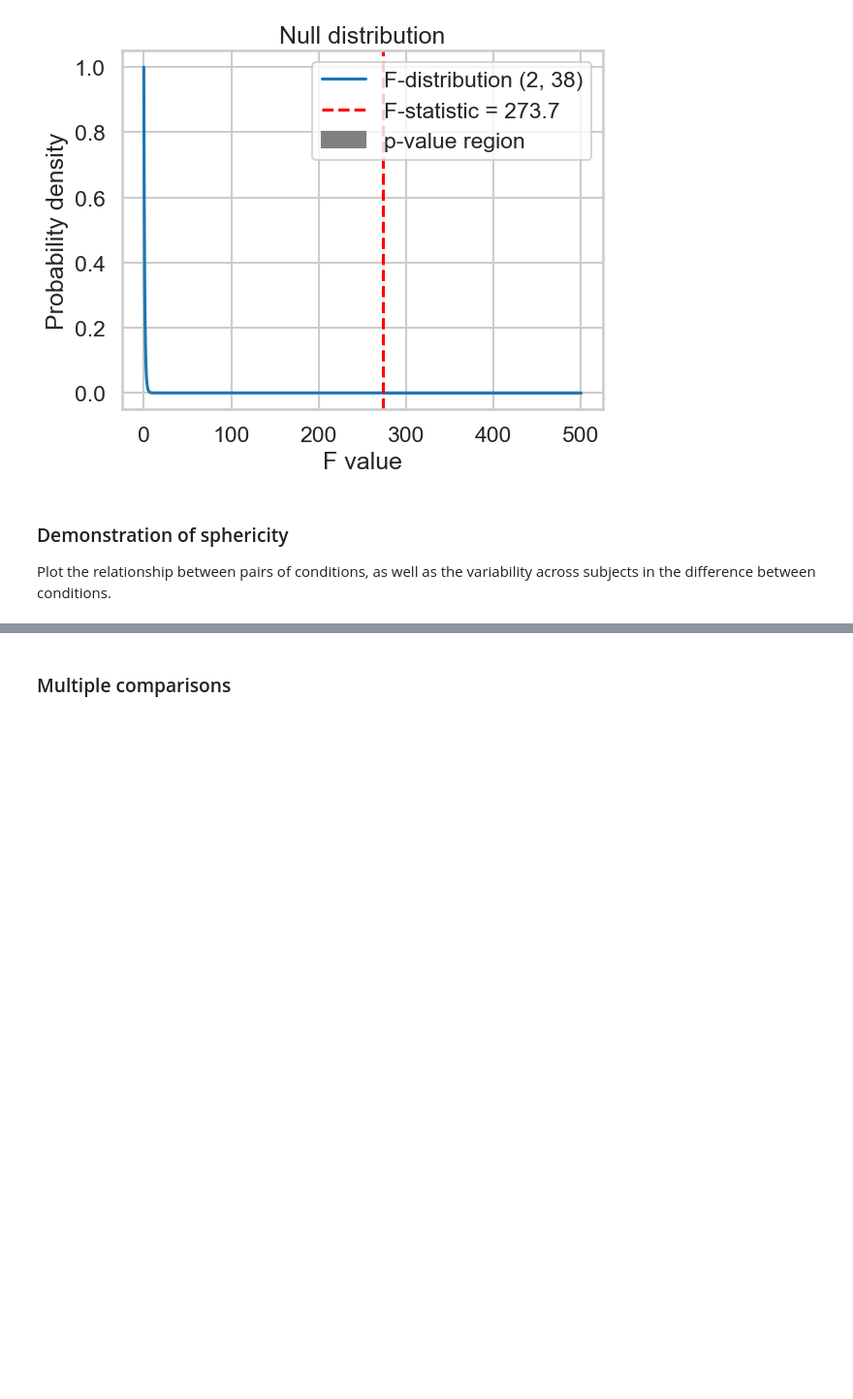
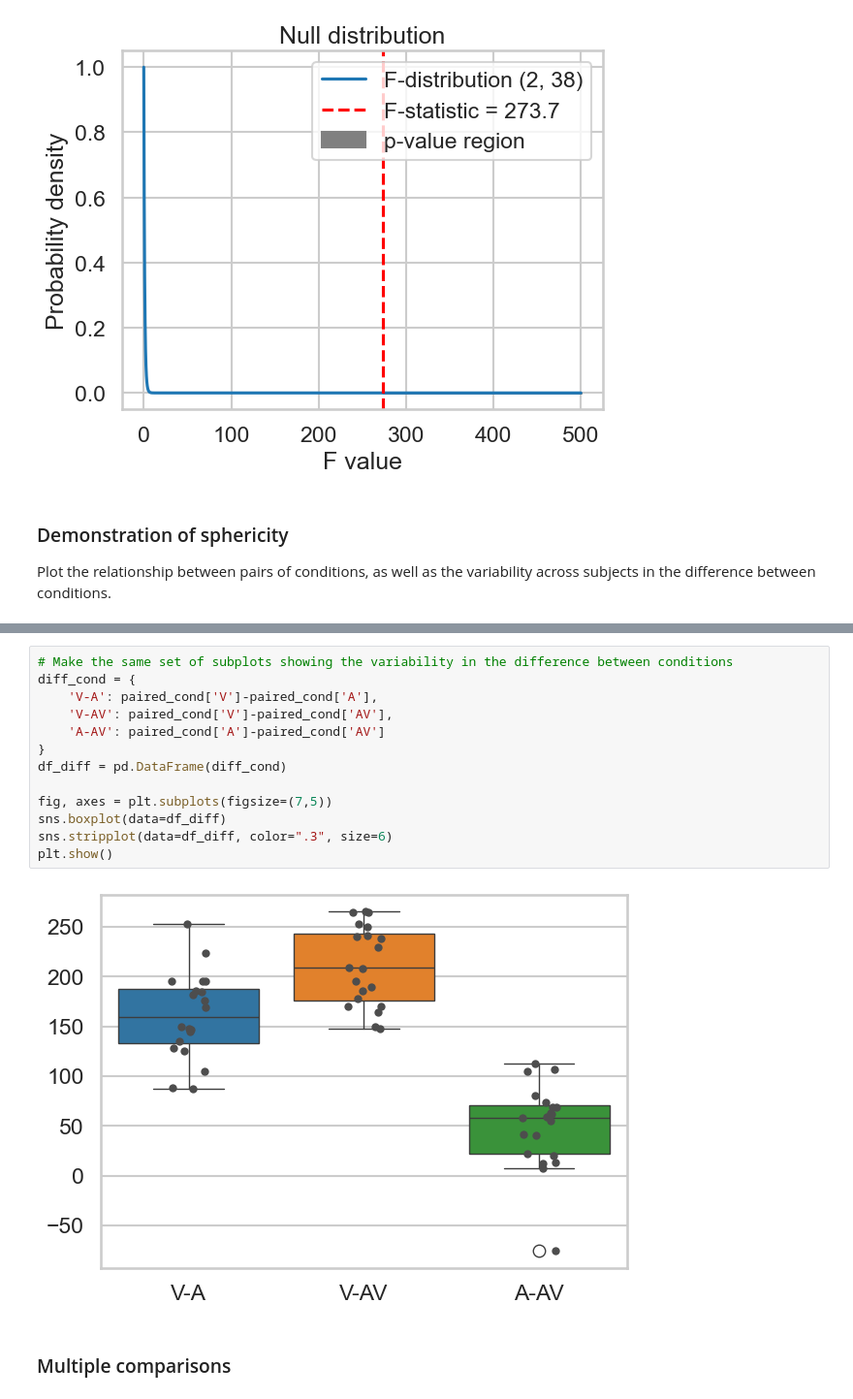
Before and after one commit to natezuk/stats-visualizations, a Jupyter notebook: anova_lectures_2024/rm_anova_AV.ipynb, the cells around one changed output, grey strips where cells are left out. Shown at 97% size. Cells and saved outputs as stored; diff of their text form; blank space fills up the shorter version.

```diff
--- a/anova_lectures_2024/rm_anova_AV.ipynb
+++ b/anova_lectures_2024/rm_anova_AV.ipynb
@@ -150,3 +167,18 @@ Plot the relationship between pairs of conditions, as well as the variability ac
+# %%
+# Make the same set of subplots showing the variability in the difference between conditions
+diff_cond = {
+    'V-A': paired_cond['V']-paired_cond['A'],
+    'V-AV': paired_cond['V']-paired_cond['AV'],
+    'A-AV': paired_cond['A']-paired_cond['AV']
+}
+df_diff = pd.DataFrame(diff_cond)
+
+fig, axes = plt.subplots(figsize=(7,5))
+sns.boxplot(data=df_diff)
+sns.stripplot(data=df_diff, color=".3", size=6)
+plt.show()
+# %% [output]
+[figure, added]
 # %% [markdown]
 ### Multiple comparisons
 # %%
```
Also changed, not shown: parts of 1 cell of this notebook.
